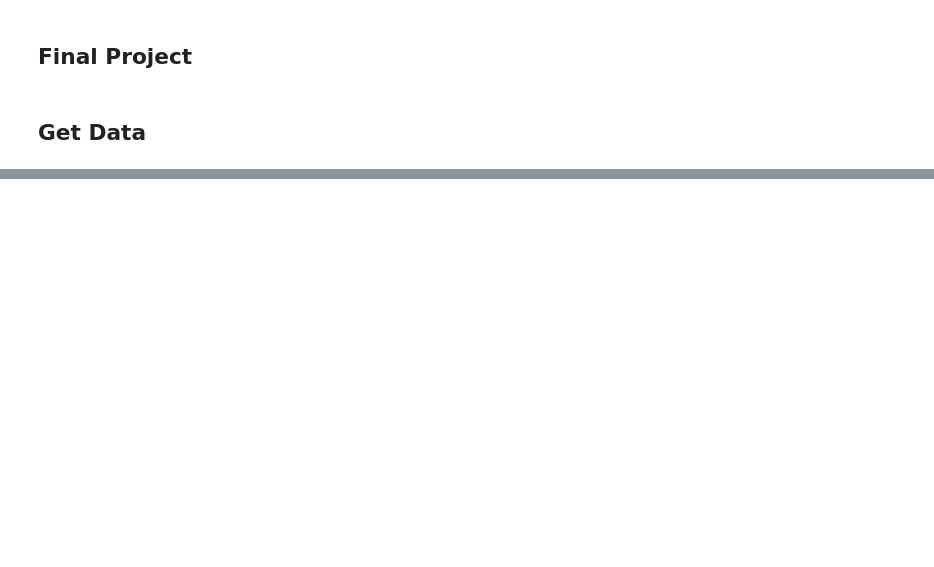
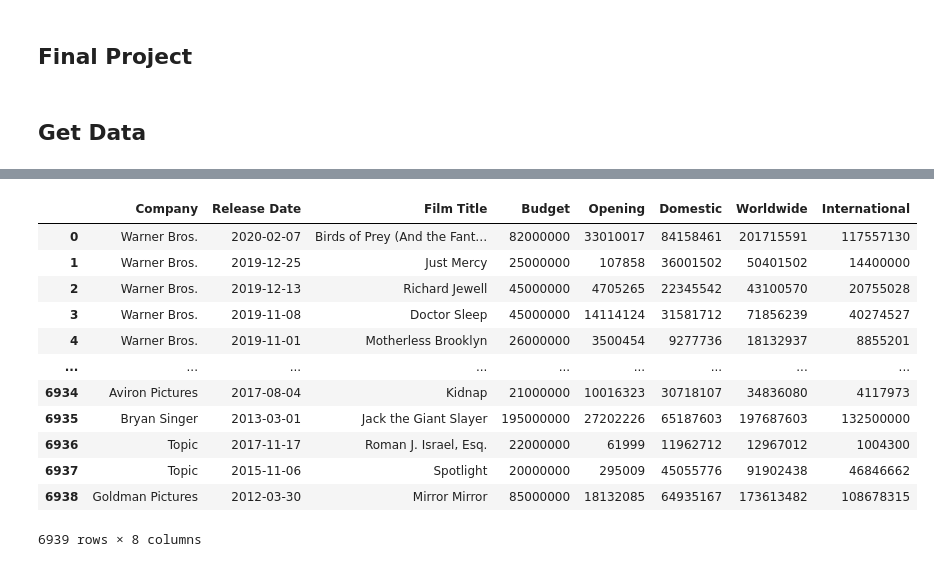
Before and after one commit to PeregoyM/The-Film-Project, a Jupyter notebook: The Film Project.ipynb, the cells around one changed output, grey strips where cells are left out. Saved outputs shown, nothing was run; the diff lists cells and outputs as text; code cells hidden in the pictures; blank space fills up the shorter version.

```diff
--- a/The Film Project.ipynb
+++ b/The Film Project.ipynb
@@ -43,0 +60,60 @@ numbers['International'] = numbers['Worldwide'] - numbers['Domestic'] # compute
+# %%
+# this base URL is a route for each company
+base_url = "https://www.the-numbers.com/movies/production-company"
+all_entries = []
+top1000 = numbers.head(1000)  # only consider the top 1000 companies
+
+# incoming data needs to be properly treated with regex -> returns list (empty or ready for entry)
+# - separate Date and Film Title
+# - separete budget, opening weekend, domestic, worldwide
+# - regect all entries of inappropriate size
+
+def treat_data(entry):
+    ret = []
+    t = entry.text
+    x = re.split(r'(\w+\s\d+,\s\d{4})',t)[1:]
+    if x :                                         # IF date is found
+        date = dt.strptime(x[0],'%b %d, %Y').date()   # extract date with regex
+        info = re.split(r'\n',x[1:][0])
+        title = info[0]                               # extract title
+        money = re.split(r'\$',info[1])[1:]           # extract all monetary information
+        if len(money) == 4:                           # IF all monetary information is accounted
+            money = [re.sub(r',','',m) for m in money]
+            ret.append(date)                            # add date
+            ret.append(title)                           # add title
+            for m in money: ret.append(m)               # add all money
+    return ret                                     # return list, empty or accurate
+
+for link,comp in zip(top1000.Link, top1000.Company): # for each entry in data frame
+    full_url = base_url + link        # consruct full link using base
+    r = rq.get(full_url)        # request full link
+    if r.status_code == 200:    # IF status return is good
+        SOUP = soup(r.text, 'lxml') # make soup
+        body = SOUP.find('tbody')         # find beginning of useful data
+        trs = body.findAll('tr')          # extract all <tr> html tags
+        for entry in trs:                 # each each row entry
+            x = treat_data(entry)            # treat data, returning [] if data is insufficient
+            if x != []:                      # if data is good
+                all_entries.append([comp]+x) # add company specific entry to total entries
+    else: bad_status += 1
+
+df = pd.DataFrame(all_entries, columns=['Company','Release Date','Film Title',     # film info
+                                        'Budget','Opening','Domestic','Worldwide'] # monetary info
+                 )
+df[df.columns[3:]] = df[df.columns[3:]].astype(int)     # type cast monetary info as int
+df['International'] = df['Worldwide'] - df['Domestic']  # compute International box office
+display(df)
+# %% [output]
+|  | Company | Release Date | Film Title | Budget | Opening | Domestic | Worldwide | International |
+| 0 | Warner Bros. | 2020-02-07 | Birds of Prey (And the Fant… | 82000000 | 33010017 | 84158461 | 201715591 | 117557130 |
+| 1 | Warner Bros. | 2019-12-25 | Just Mercy | 25000000 | 107858 | 36001502 | 50401502 | 14400000 |
+| 2 | Warner Bros. | 2019-12-13 | Richard Jewell | 45000000 | 4705265 | 22345542 | 43100570 | 20755028 |
+| 3 | Warner Bros. | 2019-11-08 | Doctor Sleep | 45000000 | 14114124 | 31581712 | 71856239 | 40274527 |
+| 4 | Warner Bros. | 2019-11-01 | Motherless Brooklyn | 26000000 | 3500454 | 9277736 | 18132937 | 8855201 |
+| ... | ... | ... | ... | ... | ... | ... | ... | ... |
+| 6934 | Aviron Pictures | 2017-08-04 | Kidnap | 21000000 | 10016323 | 30718107 | 34836080 | 4117973 |
+| 6935 | Bryan Singer | 2013-03-01 | Jack the Giant Slayer | 195000000 | 27202226 | 65187603 | 197687603 | 132500000 |
+| 6936 | Topic | 2017-11-17 | Roman J. Israel, Esq. | 22000000 | 61999 | 11962712 | 12967012 | 1004300 |
+| 6937 | Topic | 2015-11-06 | Spotlight | 20000000 | 295009 | 45055776 | 91902438 | 46846662 |
+| 6938 | Goldman Pictures | 2012-03-30 | Mirror Mirror | 85000000 | 18132085 | 64935167 | 173613482 | 108678315 |
+6939 rows × 8 columns
```
Also changed, not shown: parts of 9 cells of this notebook.
